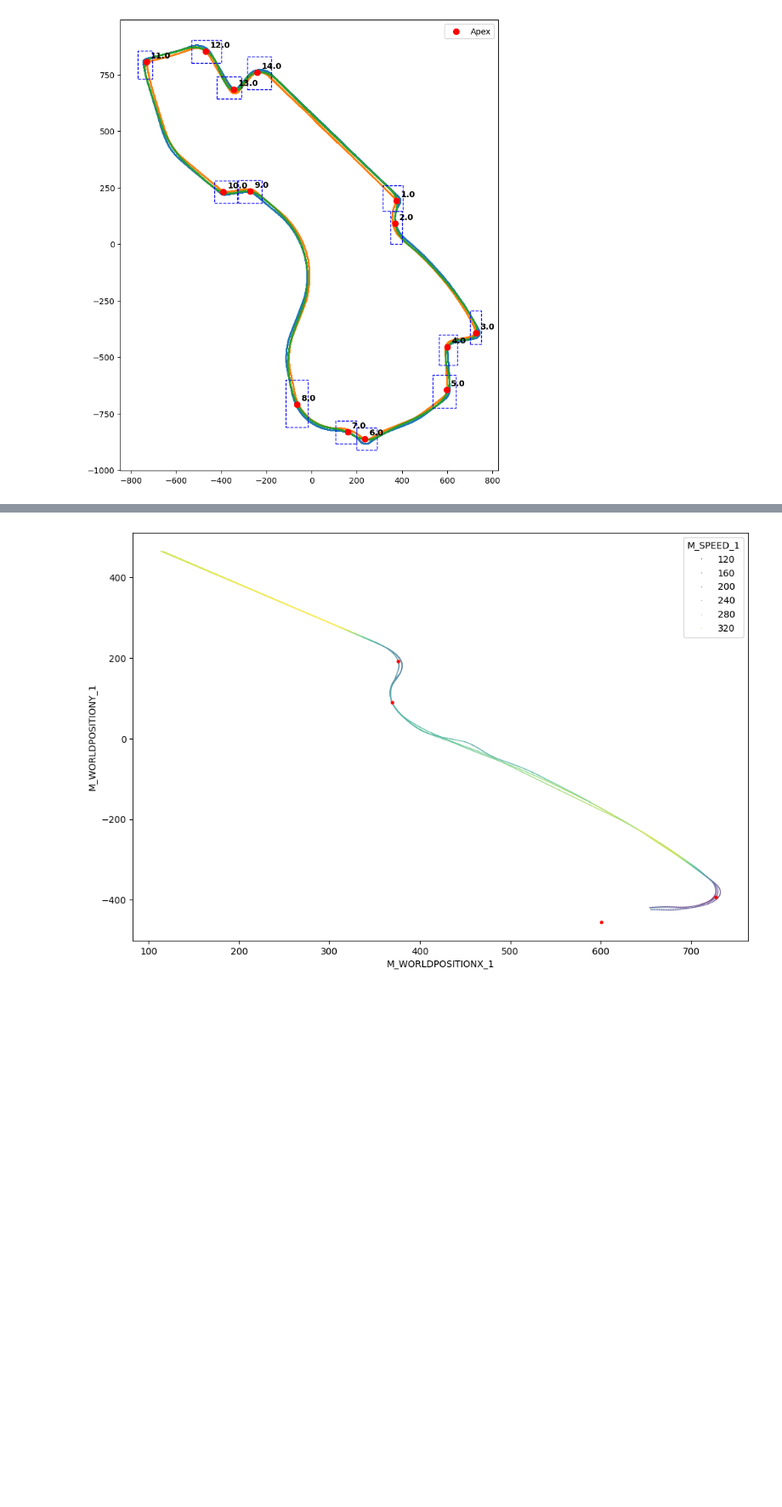
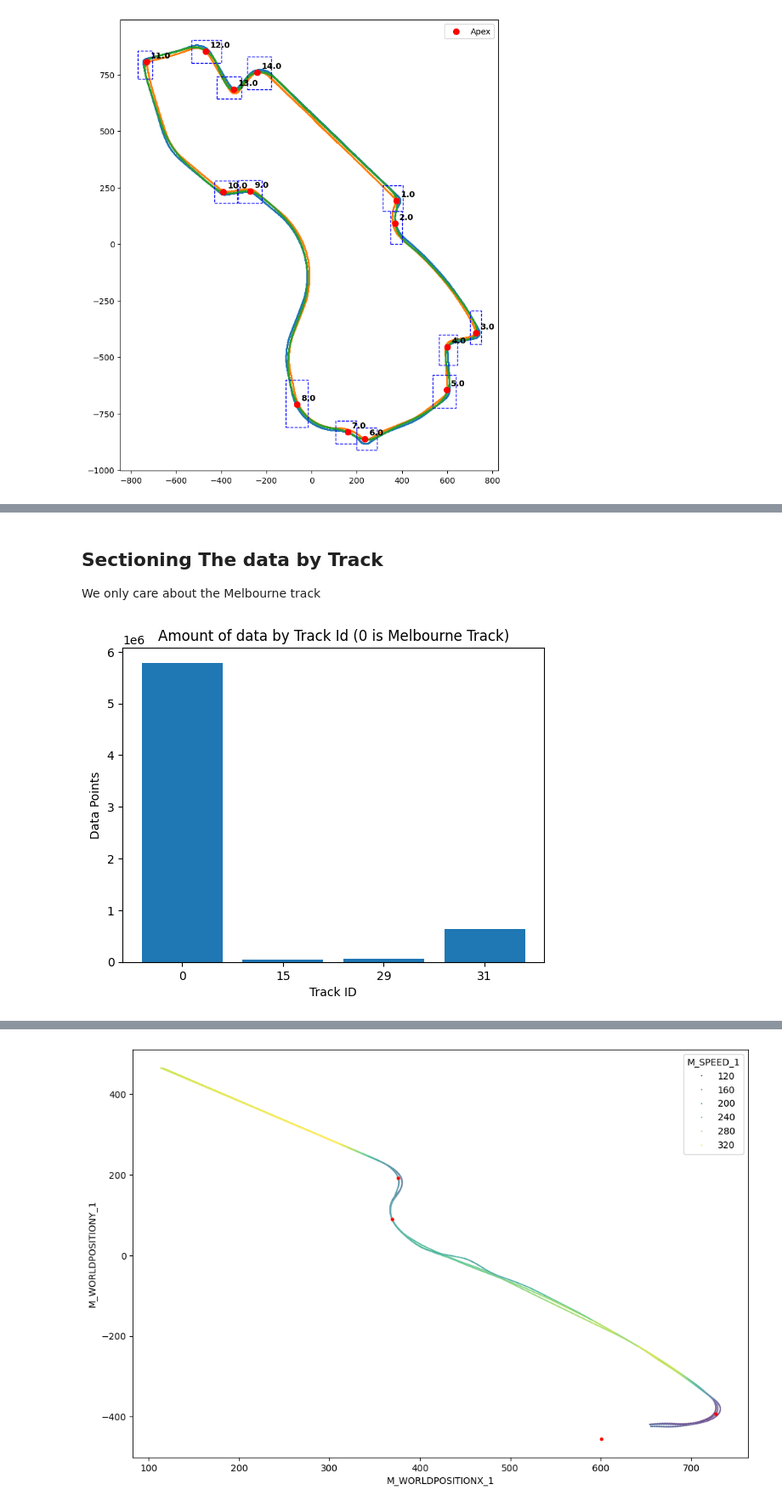
Before and after one commit to Samukat/Data3001G2, a Jupyter notebook: Track.ipynb, the cells around one changed output, grey strips where cells are left out. Shown at 85% size. Cells and saved outputs as stored; diff of their text form; code cells hidden in the pictures; blank space fills up the shorter version.

```diff
--- a/Track.ipynb
+++ b/Track.ipynb
@@ -54,2 +74,5 @@ plt.show()
 # %%
 data = pd.read_csv('data/UNSW F12024.csv')
+# %% [markdown]
+## Sectioning The data by Track
+We only care about the Melbourne track
@@ -55,0 +81,9 @@ data = pd.read_csv('data/UNSW F12024.csv')
+# %%
+tracks = data.groupby("M_TRACKID").size()
+plt.bar(x = tracks.index.astype(str), height = list(tracks.values))
+plt.xlabel("Track ID")
+plt.ylabel("Data Points")
+plt.title("Amount of data by Track Id (0 is Melbourne Track)")
+plt.show()
+# %% [output]
+[figure, added]
```
Also changed, not shown: parts of 23 cells of this notebook, 2 other files.
